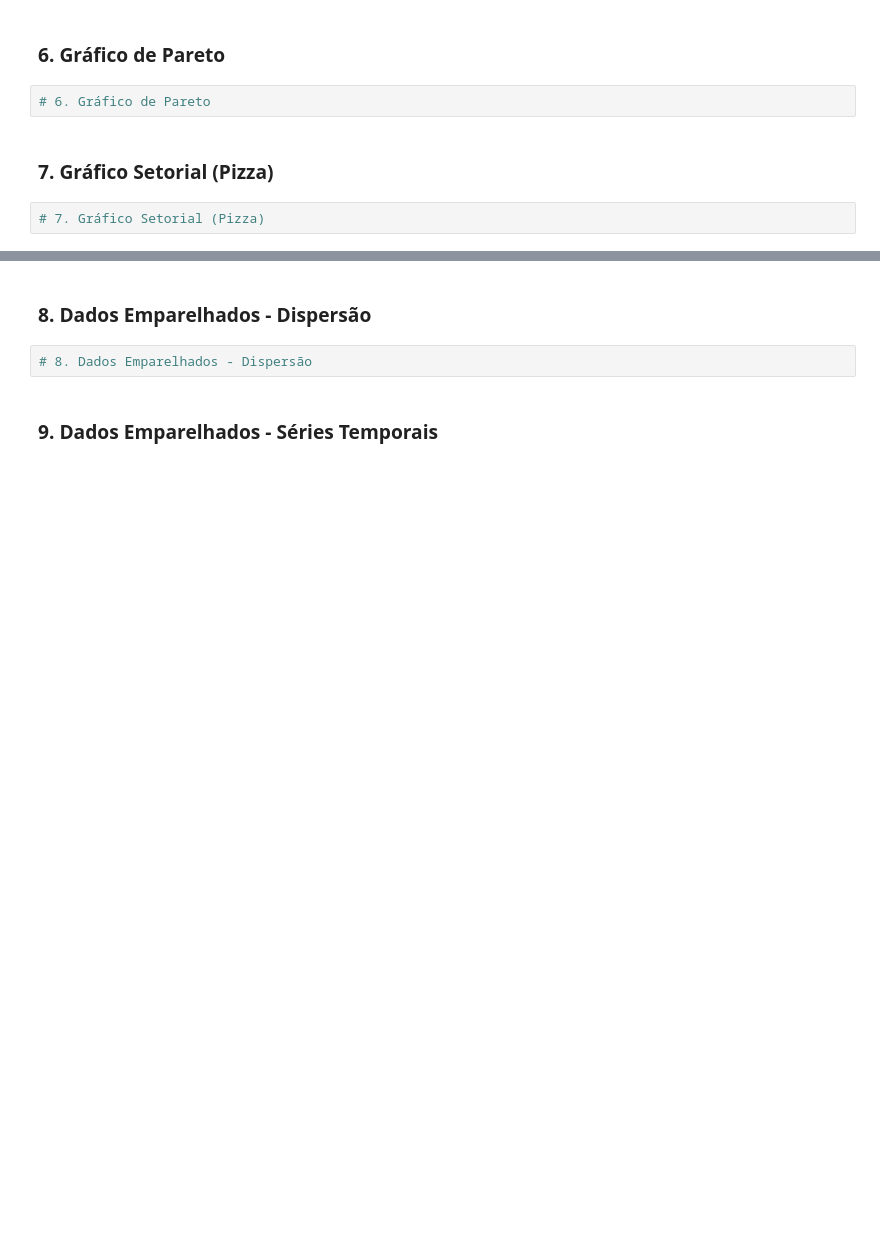
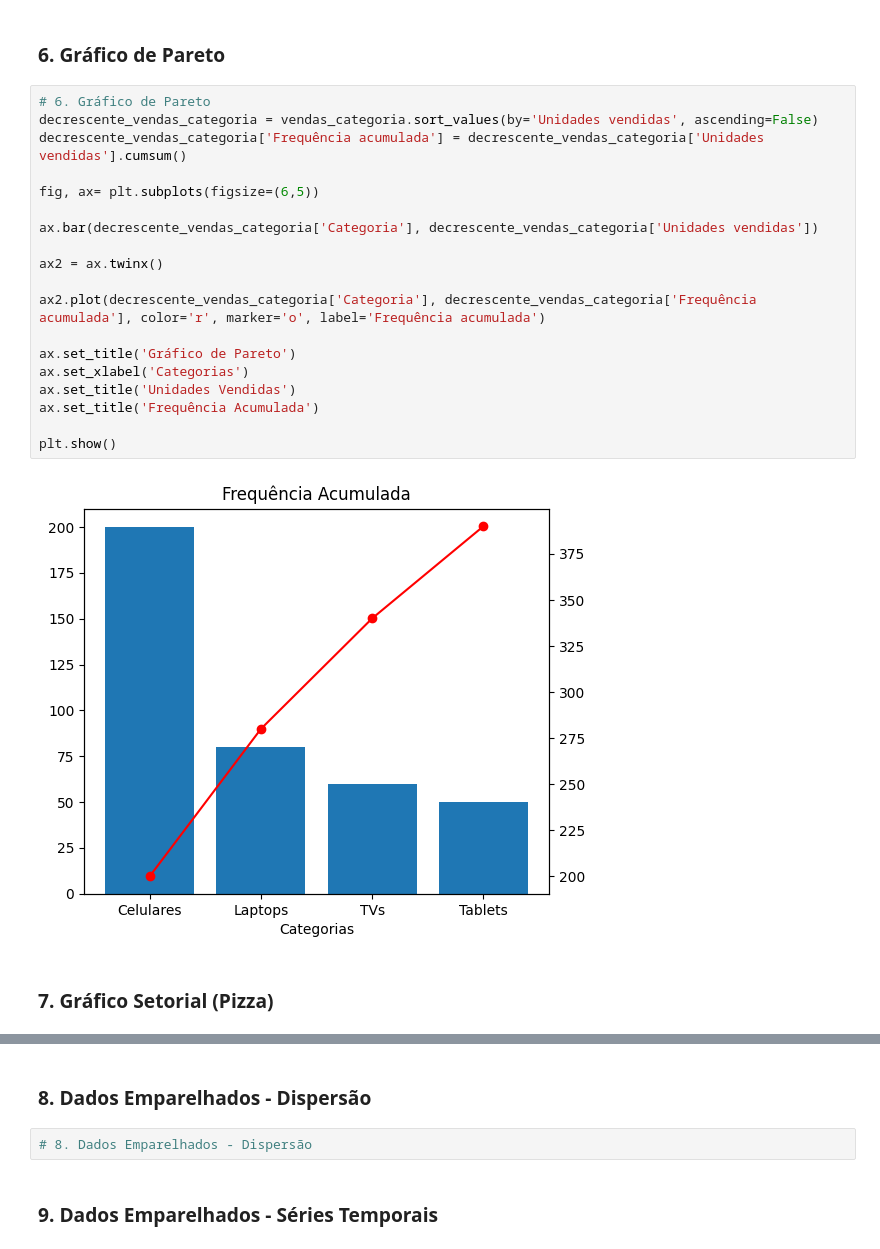
Before and after one commit to BrenoAugustoOG/IMT, a Jupyter notebook: 2-Semestre/estatistica/Lab 05 e 06 - Estatística Descritiva 4 - Visualização de Dados - Aluno.ipynb, the cells around one changed output, grey strips where cells are left out. Drawn from its saved outputs; the diff is of its cells as text; blank space fills up the shorter version.

```diff
--- a/2-Semestre/estatistica/Lab 05 e 06 - Estatística Descritiva 4 - Visualização de Dados - Aluno.ipynb
+++ b/2-Semestre/estatistica/Lab 05 e 06 - Estatística Descritiva 4 - Visualização de Dados - Aluno.ipynb
@@ -232,8 +234,25 @@ plt.show()
 # %% [markdown]
 ### **6. Gráfico de Pareto**
-# %%
-# 6. Gráfico de Pareto
+# %%
+# 6. Gráfico de Pareto
+decrescente_vendas_categoria = vendas_categoria.sort_values(by='Unidades vendidas', ascending=False)
+decrescente_vendas_categoria['Frequência acumulada'] = decrescente_vendas_categoria['Unidades vendidas'].cumsum()
+
+fig, ax= plt.subplots(figsize=(6,5))
+
+ax.bar(decrescente_vendas_categoria['Categoria'], decrescente_vendas_categoria['Unidades vendidas'])
+
+ax2 = ax.twinx()
+
+ax2.plot(decrescente_vendas_categoria['Categoria'], decrescente_vendas_categoria['Frequência acumulada'], color='r', marker='o', label='Frequência acumulada')
+
+ax.set_title('Gráfico de Pareto')
+ax.set_xlabel('Categorias')
+ax.set_title('Unidades Vendidas')
+ax.set_title('Frequência Acumulada')
+
+plt.show()
+# %% [output]
+[figure, added]
 # %% [markdown]
 ### **7. Gráfico Setorial (Pizza)**
-# %%
-# 7. Gráfico Setorial (Pizza)
```
Also changed, not shown: parts of 10 cells of this notebook.
